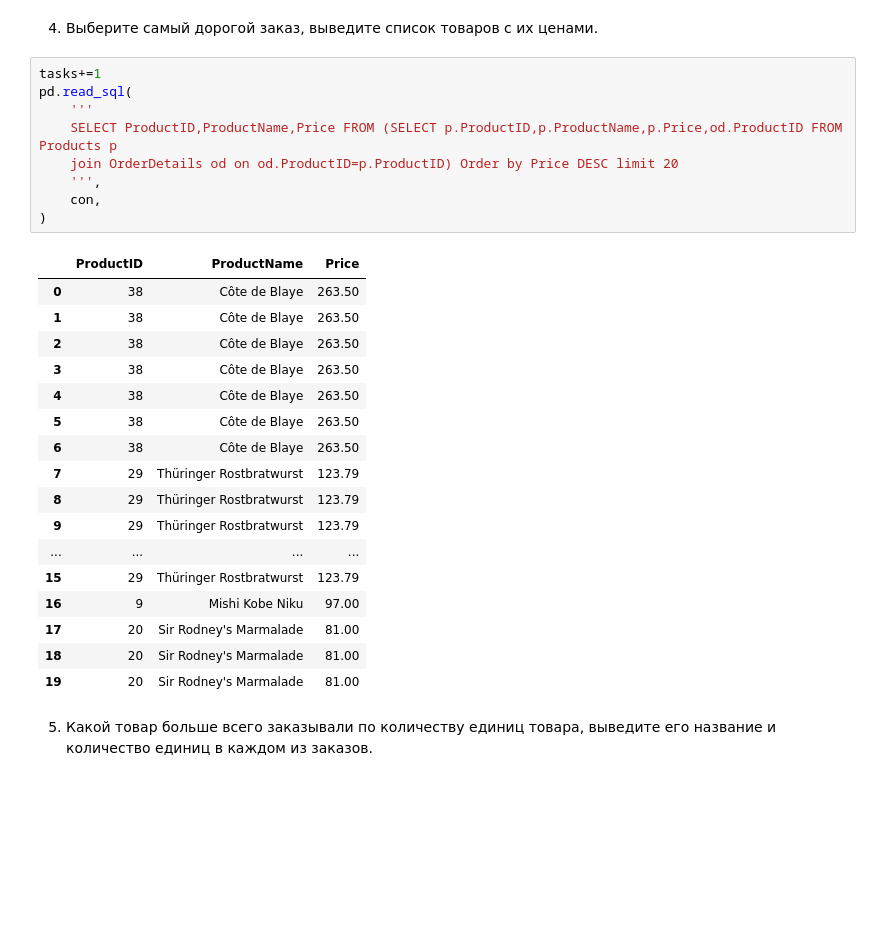
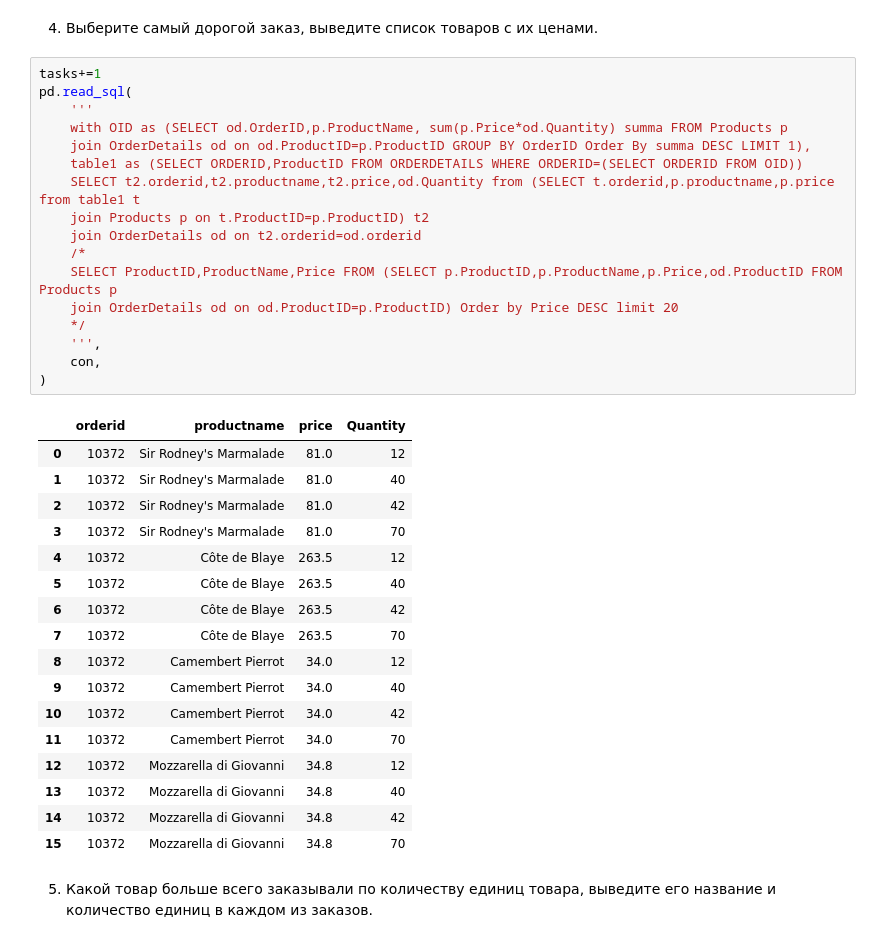
Before and after one commit to Albomor1/DS_school_Morozov, a Jupyter notebook: DS Lesson 11 (first part of sql).ipynb, the cells around one changed output. Saved outputs shown, nothing was run; the diff lists cells and outputs as text; blank space fills up the shorter version.

```diff
--- a/DS Lesson 11 (first part of sql).ipynb
+++ b/DS Lesson 11 (first part of sql).ipynb
@@ -105,30 +105,38 @@ data.tail(1)
 # %%
 tasks+=1
 pd.read_sql(
     '''
+    with OID as (SELECT od.OrderID,p.ProductName, sum(p.Price*od.Quantity) summa FROM Products p
+    join OrderDetails od on od.ProductID=p.ProductID GROUP BY OrderID Order By summa DESC LIMIT 1),
+    table1 as (SELECT ORDERID,ProductID FROM ORDERDETAILS WHERE ORDERID=(SELECT ORDERID FROM OID))
+    SELECT t2.orderid,t2.productname,t2.price,od.Quantity from (SELECT t.orderid,p.productname,p.price from table1 t
+    join Products p on t.ProductID=p.ProductID) t2
+    join OrderDetails od on t2.orderid=od.orderid
+    /*
     SELECT ProductID,ProductName,Price FROM (SELECT p.ProductID,p.ProductName,p.Price,od.ProductID FROM Products p
     join OrderDetails od on od.ProductID=p.ProductID) Order by Price DESC limit 20
+    */
     ''',
     con,
 )
 # %% [output]
-|  | ProductID | ProductName | Price |
-| 0 | 38 | Côte de Blaye | 263.50 |
-| 1 | 38 | Côte de Blaye | 263.50 |
-| 2 | 38 | Côte de Blaye | 263.50 |
-| 3 | 38 | Côte de Blaye | 263.50 |
-| 4 | 38 | Côte de Blaye | 263.50 |
-| 5 | 38 | Côte de Blaye | 263.50 |
-| 6 | 38 | Côte de Blaye | 263.50 |
-| 7 | 29 | Thüringer Rostbratwurst | 123.79 |
-| 8 | 29 | Thüringer Rostbratwurst | 123.79 |
-| 9 | 29 | Thüringer Rostbratwurst | 123.79 |
-| ... | ... | ... | ... |
-| 15 | 29 | Thüringer Rostbratwurst | 123.79 |
-| 16 | 9 | Mishi Kobe Niku | 97.00 |
-| 17 | 20 | Sir Rodney's Marmalade | 81.00 |
-| 18 | 20 | Sir Rodney's Marmalade | 81.00 |
-| 19 | 20 | Sir Rodney's Marmalade | 81.00 |
+|  | orderid | productname | price | Quantity |
+| 0 | 10372 | Sir Rodney's Marmalade | 81.0 | 12 |
+| 1 | 10372 | Sir Rodney's Marmalade | 81.0 | 40 |
+| 2 | 10372 | Sir Rodney's Marmalade | 81.0 | 42 |
+| 3 | 10372 | Sir Rodney's Marmalade | 81.0 | 70 |
+| 4 | 10372 | Côte de Blaye | 263.5 | 12 |
+| 5 | 10372 | Côte de Blaye | 263.5 | 40 |
+| 6 | 10372 | Côte de Blaye | 263.5 | 42 |
+| 7 | 10372 | Côte de Blaye | 263.5 | 70 |
+| 8 | 10372 | Camembert Pierrot | 34.0 | 12 |
+| 9 | 10372 | Camembert Pierrot | 34.0 | 40 |
+| 10 | 10372 | Camembert Pierrot | 34.0 | 42 |
+| 11 | 10372 | Camembert Pierrot | 34.0 | 70 |
+| 12 | 10372 | Mozzarella di Giovanni | 34.8 | 12 |
+| 13 | 10372 | Mozzarella di Giovanni | 34.8 | 40 |
+| 14 | 10372 | Mozzarella di Giovanni | 34.8 | 42 |
+| 15 | 10372 | Mozzarella di Giovanni | 34.8 | 70 |
 # %% [markdown]
 5. Какой товар больше всего заказывали по количеству единиц товара, выведите его название и количество единиц в каждом из заказов.
 # %%
```
Also changed, not shown: parts of 5 cells of this notebook.
